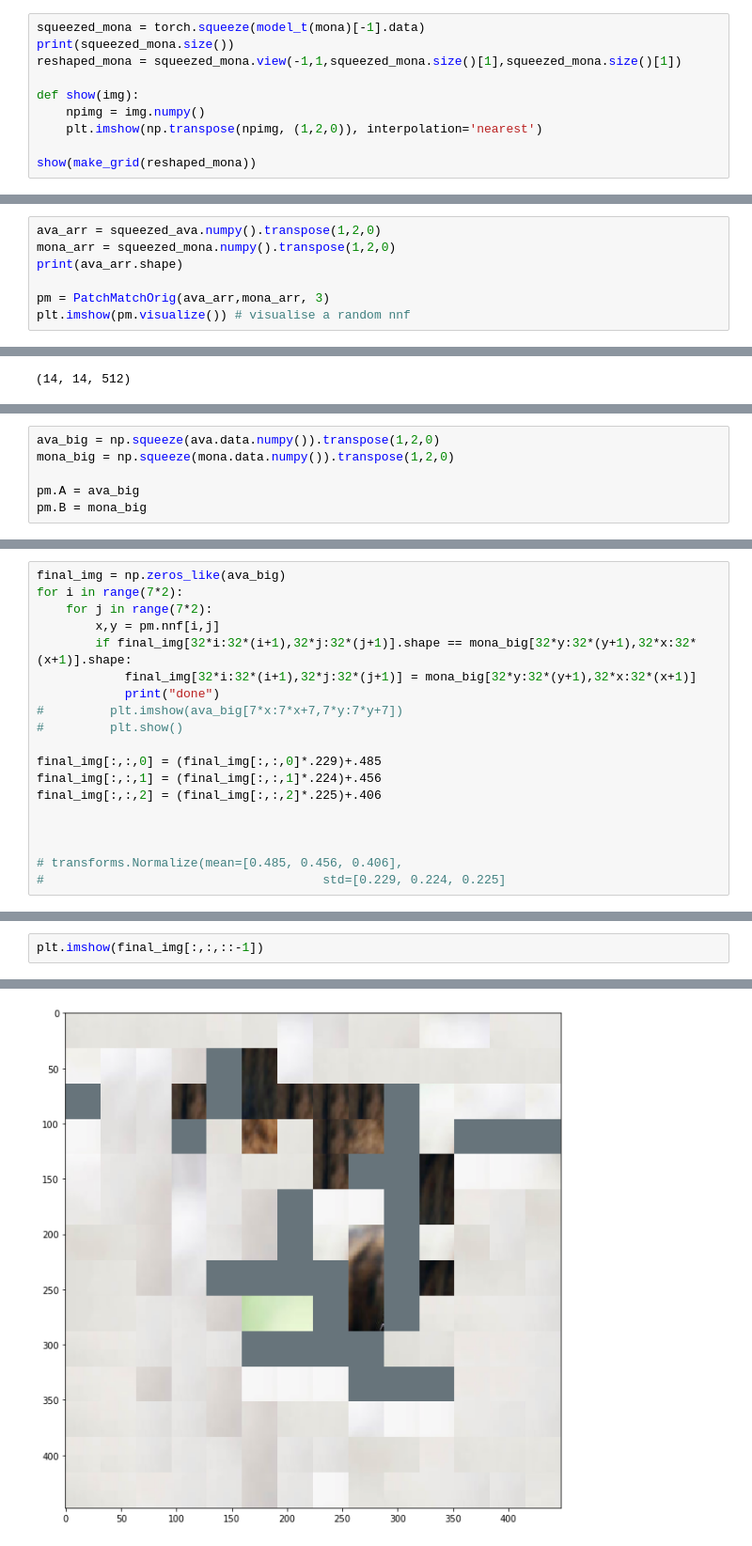
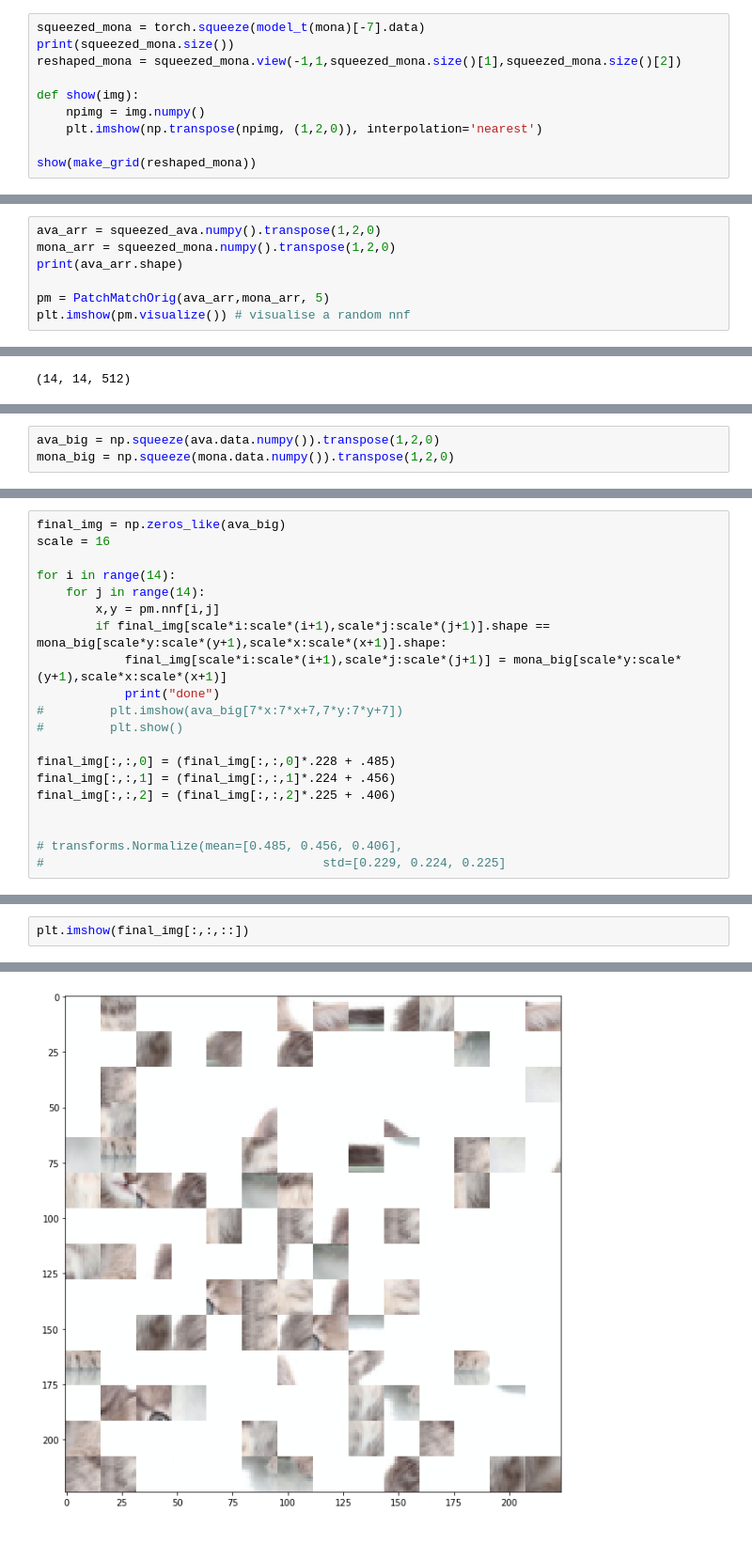
Before and after one commit to harveyslash/Deep-Image-Analogy-PyTorch, a Jupyter notebook: notebooks/Vgg-Feature-Extractor.ipynb, the cells around one changed output, grey strips where cells are left out. Shown at 94% size. Saved outputs shown, nothing was run; the diff lists cells and outputs as text.

```diff
--- a/notebooks/Vgg-Feature-Extractor.ipynb
+++ b/notebooks/Vgg-Feature-Extractor.ipynb
@@ -161,7 +170,7 @@ torch.Size([512, 14, 14])
 # %%
-squeezed_mona = torch.squeeze(model_t(mona)[-1].data)
+squeezed_mona = torch.squeeze(model_t(mona)[-7].data)
 print(squeezed_mona.size())
-reshaped_mona = squeezed_mona.view(-1,1,squeezed_mona.size()[1],squeezed_mona.size()[1])
+reshaped_mona = squeezed_mona.view(-1,1,squeezed_mona.size()[1],squeezed_mona.size()[2])
 
 def show(img):
     npimg = img.numpy()
@@ -176,7 +185,7 @@ ava_arr = squeezed_ava.numpy().transpose(1,2,0)
 mona_arr = squeezed_mona.numpy().transpose(1,2,0)
 print(ava_arr.shape)
 
-pm = PatchMatchOrig(ava_arr,mona_arr, 3)
+pm = PatchMatchOrig(ava_arr,mona_arr, 5)
 plt.imshow(pm.visualize()) # visualise a random nnf
 # %% [output]
 (14, 14, 512)
@@ -234,9 +204,6 @@ def reconstruct_img_voting( patch_size=3,arr_v=None):
 # %%
 ava_big = np.squeeze(ava.data.numpy()).transpose(1,2,0)
 mona_big = np.squeeze(mona.data.numpy()).transpose(1,2,0)
-
-pm.A = ava_big
-pm.B = mona_big
 # %%
 ava_big.shape
 mona_big.shape
@@ -245,18 +212,19 @@ mona_big.shape
 # %%
 final_img = np.zeros_like(ava_big)
-for i in range(7*2):
-    for j in range(7*2):
+scale = 16
+
+for i in range(14):
+    for j in range(14):
         x,y = pm.nnf[i,j]
-        if final_img[32*i:32*(i+1),32*j:32*(j+1)].shape == mona_big[32*y:32*(y+1),32*x:32*(x+1)].shape:
-            final_img[32*i:32*(i+1),32*j:32*(j+1)] = mona_big[32*y:32*(y+1),32*x:32*(x+1)]
+        if final_img[scale*i:scale*(i+1),scale*j:scale*(j+1)].shape == mona_big[scale*y:scale*(y+1),scale*x:scale*(x+1)].shape:
+            final_img[scale*i:scale*(i+1),scale*j:scale*(j+1)] = mona_big[scale*y:scale*(y+1),scale*x:scale*(x+1)]
             print("done")
 #         plt.imshow(ava_big[7*x:7*x+7,7*y:7*y+7])
 #         plt.show()
 
-final_img[:,:,0] = (final_img[:,:,0]*.229)+.485
-final_img[:,:,1] = (final_img[:,:,1]*.224)+.456
-final_img[:,:,2] = (final_img[:,:,2]*.225)+.406
-
+final_img[:,:,0] = (final_img[:,:,0]*.228 + .485)
+final_img[:,:,1] = (final_img[:,:,1]*.224 + .456)
+final_img[:,:,2] = (final_img[:,:,2]*.225 + .406)
 
 
 # transforms.Normalize(mean=[0.485, 0.456, 0.406],
@@ -280,9 +248,9 @@ done
 done
 done
 # %%
-plt.imshow(final_img[:,:,::-1])
+plt.imshow(final_img[:,:,::])
 # %% [output]
 <matplotlib.image.AxesImage at 0x...>
-[figure, old version]
+[figure, new version]
 # %%
 plt.imshow(ava_big/6+final_img[:,:,::-1])
```
Also changed, not shown: parts of 16 cells of this notebook, 2 other files.
